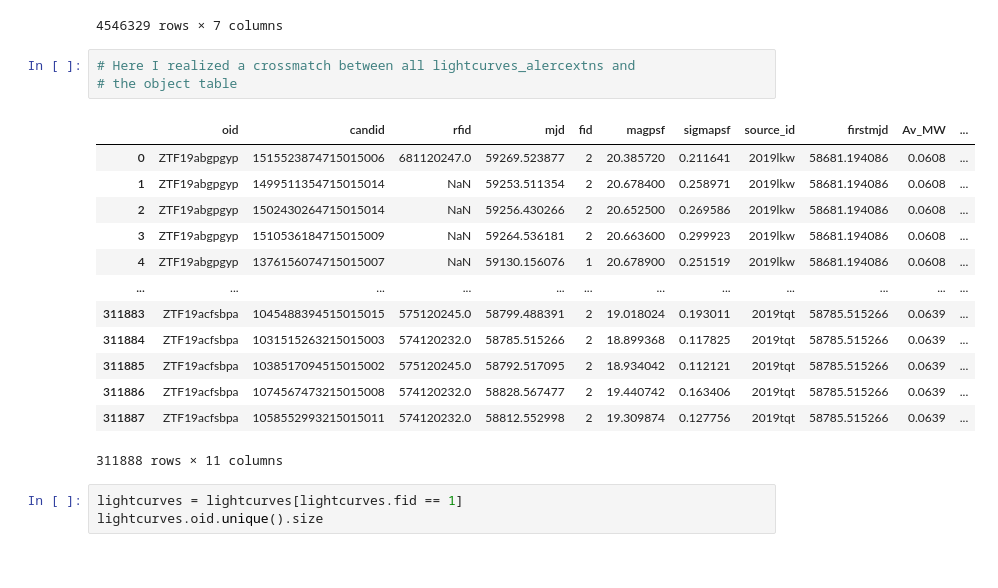
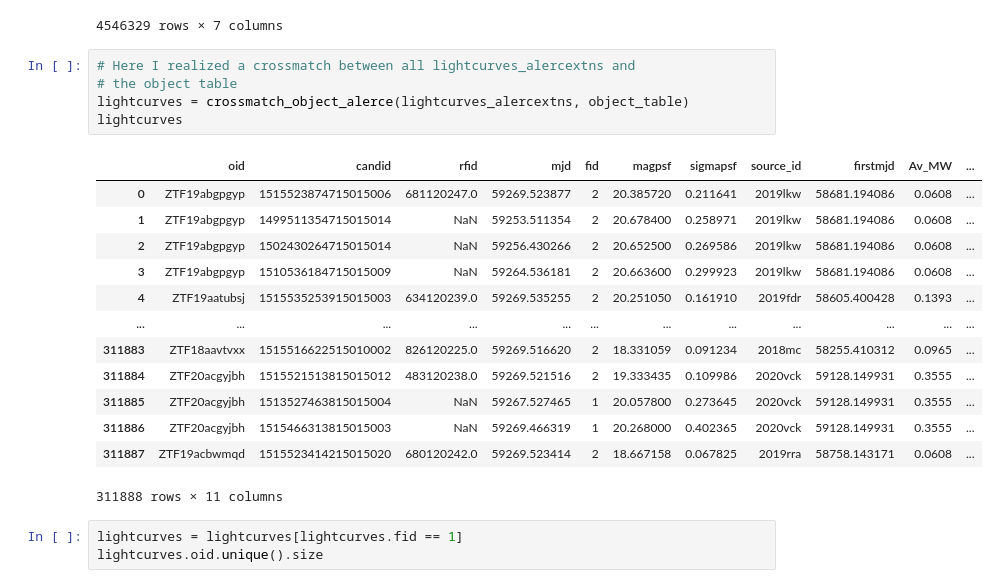
Before and after one commit to jurados/SNeMPhyVAE, a Jupyter notebook: main_model.ipynb, the cells around one changed output. Drawn from its saved outputs; the diff is of its cells as text.

```diff
--- a/main_model.ipynb
+++ b/main_model.ipynb
@@ -75,19 +196,21 @@ lightcurves_alercextns
 # %%
 # Here I realized a crossmatch between all lightcurves_alercextns and
 # the object table
+lightcurves = crossmatch_object_alerce(lightcurves_alercextns, object_table)
+lightcurves
 # %% [output]
 |  | oid | candid | rfid | mjd | fid | magpsf | sigmapsf | source_id | firstmjd | Av_MW | ... |
 | 0 | ZTF19abgpgyp | 1515523874715015006 | 681120247.0 | 59269.523877 | 2 | 20.385720 | 0.211641 | 2019lkw | 58681.194086 | 0.0608 | ... |
 | 1 | ZTF19abgpgyp | 1499511354715015014 | NaN | 59253.511354 | 2 | 20.678400 | 0.258971 | 2019lkw | 58681.194086 | 0.0608 | ... |
 | 2 | ZTF19abgpgyp | 1502430264715015014 | NaN | 59256.430266 | 2 | 20.652500 | 0.269586 | 2019lkw | 58681.194086 | 0.0608 | ... |
 | 3 | ZTF19abgpgyp | 1510536184715015009 | NaN | 59264.536181 | 2 | 20.663600 | 0.299923 | 2019lkw | 58681.194086 | 0.0608 | ... |
-| 4 | ZTF19abgpgyp | 1376156074715015007 | NaN | 59130.156076 | 1 | 20.678900 | 0.251519 | 2019lkw | 58681.194086 | 0.0608 | ... |
+| 4 | ZTF19aatubsj | 1515535253915015003 | 634120239.0 | 59269.535255 | 2 | 20.251050 | 0.161910 | 2019fdr | 58605.400428 | 0.1393 | ... |
 | ... | ... | ... | ... | ... | ... | ... | ... | ... | ... | ... | ... |
-| 311883 | ZTF19acfsbpa | 1045488394515015015 | 575120245.0 | 58799.488391 | 2 | 19.018024 | 0.193011 | 2019tqt | 58785.515266 | 0.0639 | ... |
-| 311884 | ZTF19acfsbpa | 1031515263215015003 | 574120232.0 | 58785.515266 | 2 | 18.899368 | 0.117825 | 2019tqt | 58785.515266 | 0.0639 | ... |
-| 311885 | ZTF19acfsbpa | 1038517094515015002 | 575120245.0 | 58792.517095 | 2 | 18.934042 | 0.112121 | 2019tqt | 58785.515266 | 0.0639 | ... |
-| 311886 | ZTF19acfsbpa | 1074567473215015008 | 574120232.0 | 58828.567477 | 2 | 19.440742 | 0.163406 | 2019tqt | 58785.515266 | 0.0639 | ... |
-| 311887 | ZTF19acfsbpa | 1058552993215015011 | 574120232.0 | 58812.552998 | 2 | 19.309874 | 0.127756 | 2019tqt | 58785.515266 | 0.0639 | ... |
+| 311883 | ZTF18aavtvxx | 1515516622515010002 | 826120225.0 | 59269.516620 | 2 | 18.331059 | 0.091234 | 2018mc | 58255.410312 | 0.0965 | ... |
+| 311884 | ZTF20acgyjbh | 1515521513815015012 | 483120238.0 | 59269.521516 | 2 | 19.333435 | 0.109986 | 2020vck | 59128.149931 | 0.3555 | ... |
+| 311885 | ZTF20acgyjbh | 1513527463815015004 | NaN | 59267.527465 | 1 | 20.057800 | 0.273645 | 2020vck | 59128.149931 | 0.3555 | ... |
+| 311886 | ZTF20acgyjbh | 1515466313815015003 | NaN | 59269.466319 | 1 | 20.268000 | 0.402365 | 2020vck | 59128.149931 | 0.3555 | ... |
+| 311887 | ZTF19acbwmqd | 1515523414215015020 | 680120242.0 | 59269.523414 | 2 | 18.667158 | 0.067825 | 2019rra | 58758.143171 | 0.0608 | ... |
 311888 rows × 11 columns
 # %%
 lightcurves = lightcurves[lightcurves.fid == 1]
```
Also changed, not shown: parts of 36 cells of this notebook, 1 other file.
